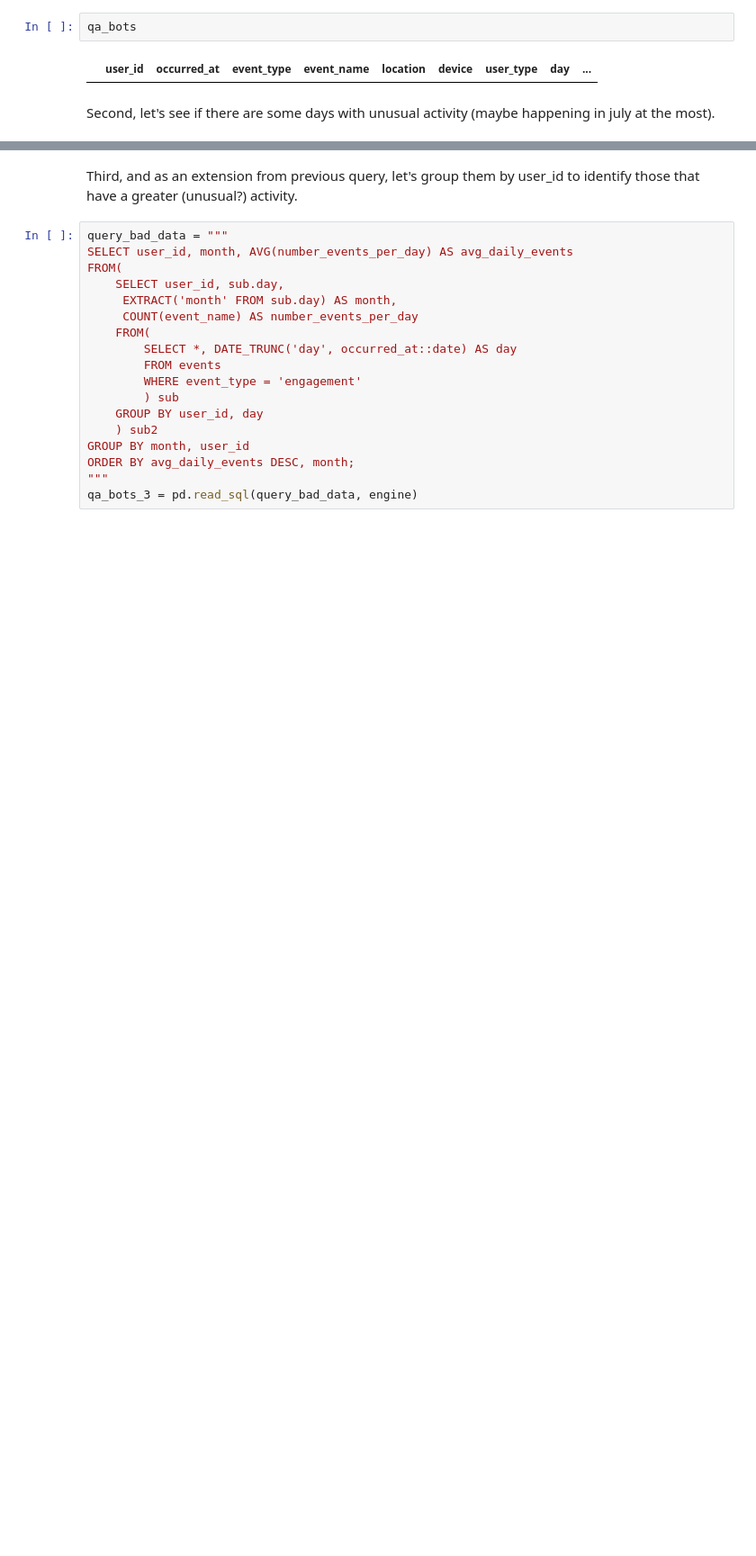
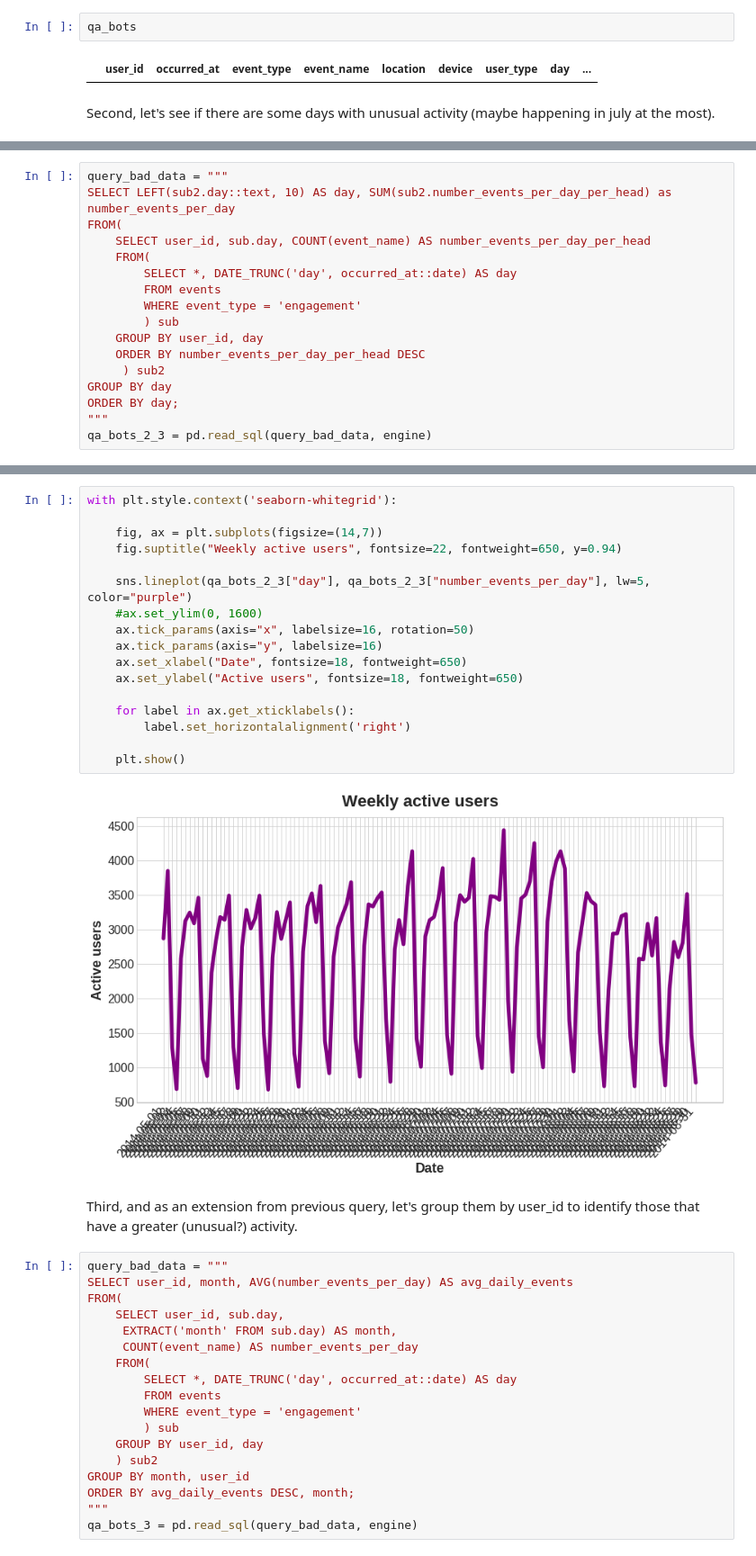
Before and after one commit to Salvinha-vlc/Business-Intelligence, a Jupyter notebook: User_engagement/The code/user_engagement.ipynb, the cells around one changed output, grey strips where cells are left out. Shown at 90% size. Drawn from its saved outputs; the diff is of its cells as text; blank space fills up the shorter version.

```diff
--- a/User_engagement/The code/user_engagement.ipynb
+++ b/User_engagement/The code/user_engagement.ipynb
@@ -828,0 +951,17 @@ qa_bots_2 = pd.read_sql(query_bad_data, engine)
+# %%
+query_bad_data = """
+SELECT LEFT(sub2.day::text, 10) AS day, SUM(sub2.number_events_per_day_per_head) as number_events_per_day
+FROM(
+    SELECT user_id, sub.day, COUNT(event_name) AS number_events_per_day_per_head
+    FROM(
+        SELECT *, DATE_TRUNC('day', occurred_at::date) AS day
+        FROM events
+        WHERE event_type = 'engagement'
+        ) sub
+    GROUP BY user_id, day
+    ORDER BY number_events_per_day_per_head DESC
+     ) sub2
+GROUP BY day
+ORDER BY day;
+"""
+qa_bots_2_3 = pd.read_sql(query_bad_data, engine)
@@ -829,3 +977,22 @@ qa_bots_2 = pd.read_sql(query_bad_data, engine)
+# %%
+with plt.style.context('seaborn-whitegrid'):
+
+    fig, ax = plt.subplots(figsize=(14,7))
+    fig.suptitle("Weekly active users", fontsize=22, fontweight=650, y=0.94)
+
+    sns.lineplot(qa_bots_2_3["day"], qa_bots_2_3["number_events_per_day"], lw=5, color="purple")
+    #ax.set_ylim(0, 1600)
+    ax.tick_params(axis="x", labelsize=16, rotation=50)
+    ax.tick_params(axis="y", labelsize=16)
+    ax.set_xlabel("Date", fontsize=18, fontweight=650)
+    ax.set_ylabel("Active users", fontsize=18, fontweight=650)
+
+    for label in ax.get_xticklabels():
+        label.set_horizontalalignment('right')
+
+    plt.show()
+# %% [output]
+[figure, added]
 # %% [markdown]
 Third, and as an extension from previous query, let's group them by user_id to identify those that have a greater (unusual?) activity.
 # %%
```
Also changed, not shown: parts of 24 cells of this notebook.
